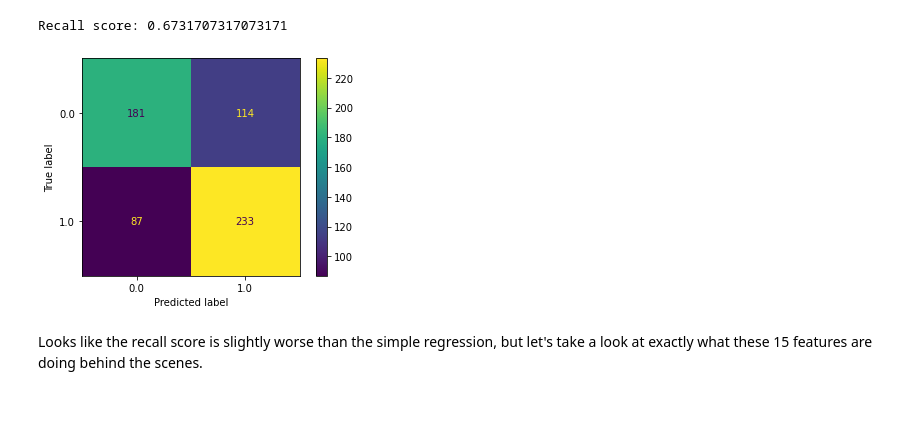
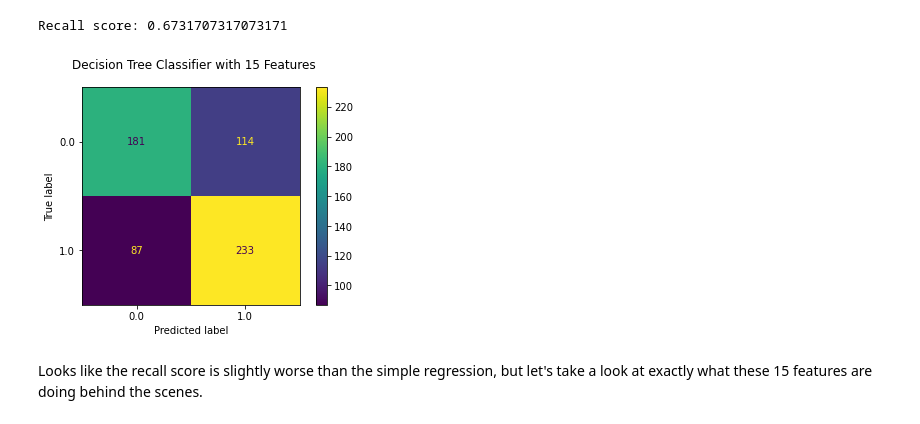
Before and after one commit to sarahadamsjack/Predicting-Misinformed-Views-About-COVID-19, a Jupyter notebook: main_notebook.ipynb, the cells around one changed output. Drawn from its saved outputs; the diff is of its cells as text; code cells hidden in the pictures.

```diff
--- a/main_notebook.ipynb
+++ b/main_notebook.ipynb
@@ -606,10 +606,12 @@ recall = recall_score(y_test, y_pred, average='weighted')
 print(f"Recall score: {recall}")
 # %% [output]
 Recall score: 0.6731707317073171
-# %%
-plot_confusion_matrix(tree15_clf, X_test, y_test);
-# %% [output]
-[figure, removed]
+# %%
+fig, ax = plt.subplots()
+fig.suptitle("Decision Tree Classifier with 15 Features")
+plot_confusion_matrix(tree15_clf, X_test, y_test, ax=ax, values_format='');
+# %% [output]
+[figure, added]
 # %% [markdown]
 Looks like the recall score is slightly worse than the simple regression, but let's take a look at exactly what these 15 features are doing behind the scenes.
 # %%
```
Also changed, not shown: parts of 25 cells of this notebook.
